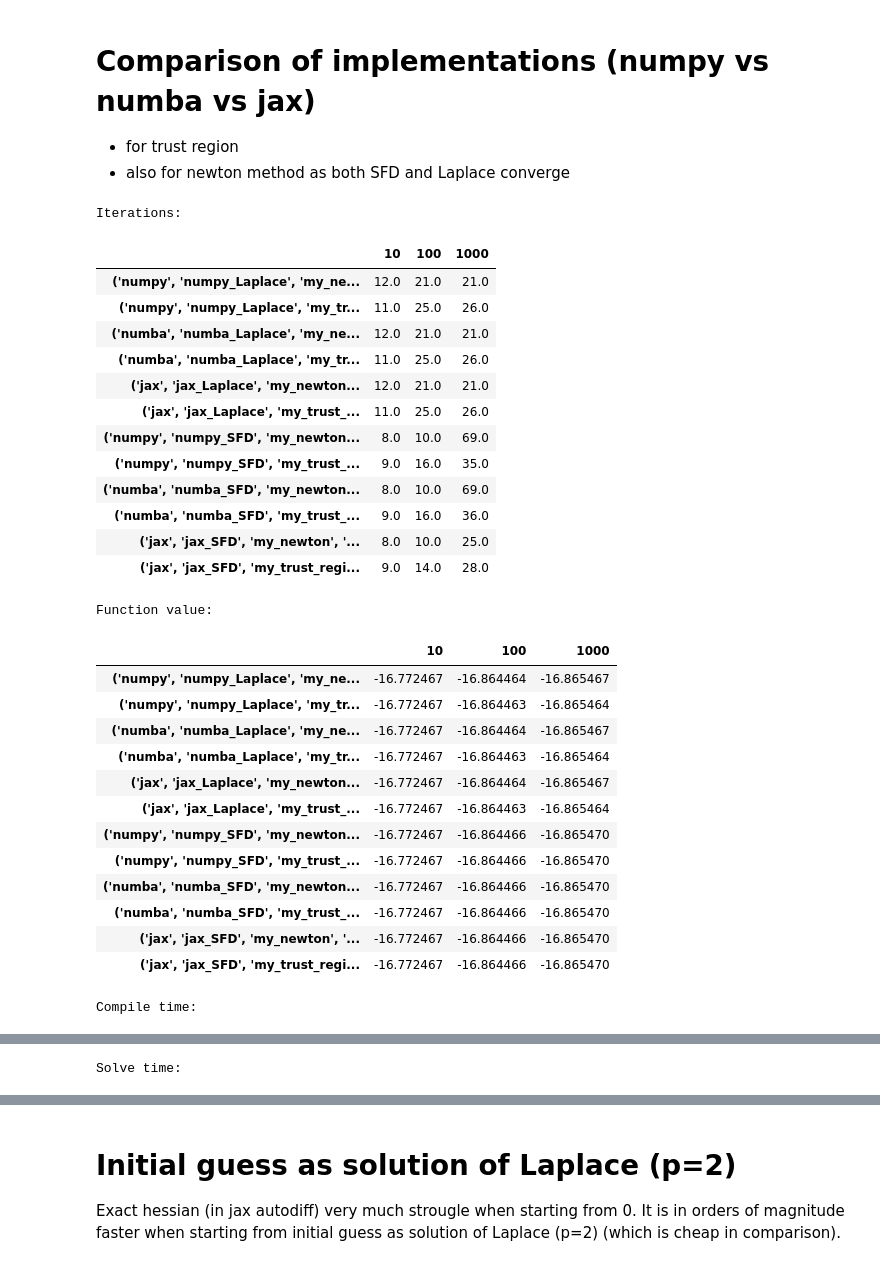
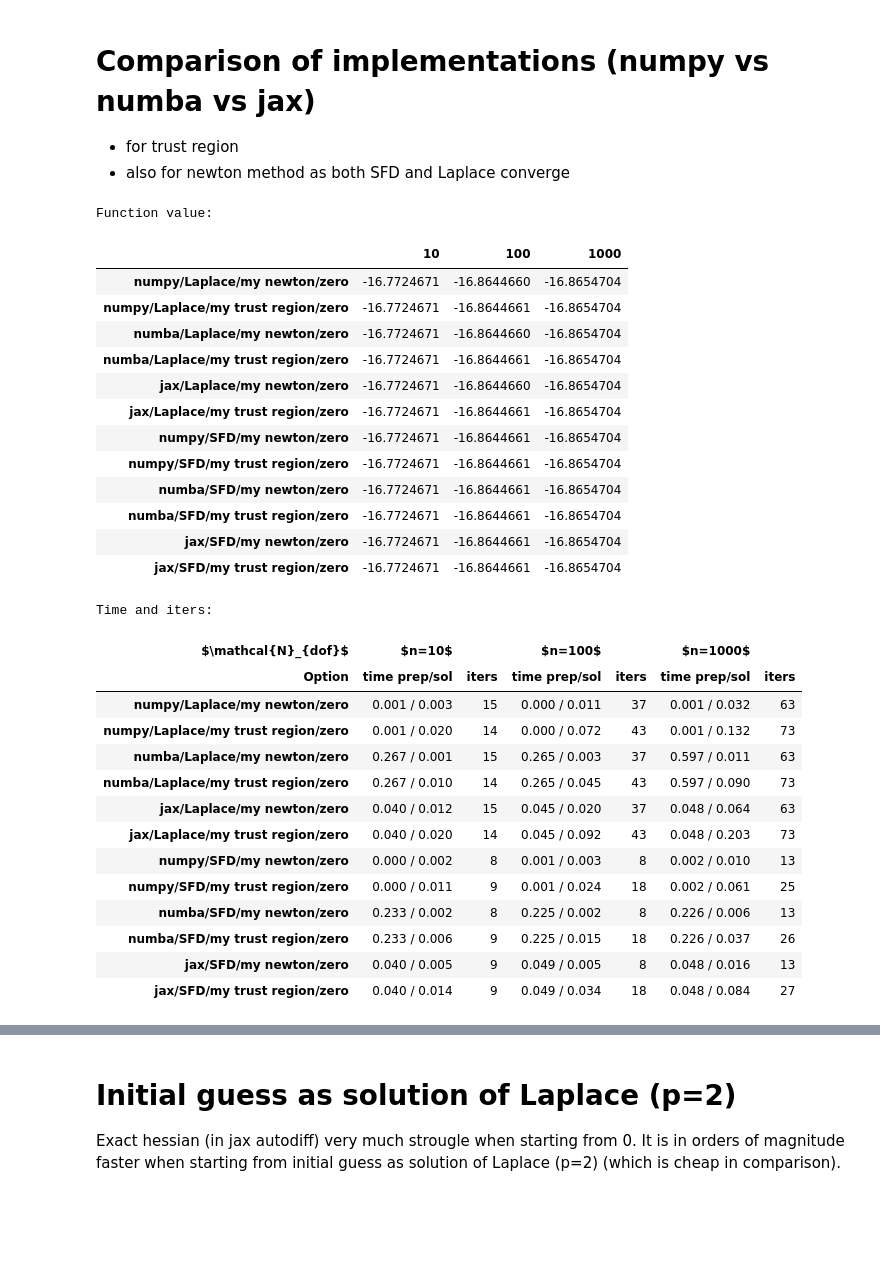
Before and after one commit to Beremi/pLaplace, a Jupyter notebook: run_tests_1D.ipynb, the cells around one changed output, grey strips where cells are left out. Drawn from its saved outputs; the diff is of its cells as text; code cells hidden in the pictures; blank space fills up the shorter version.

```diff
--- a/run_tests_1D.ipynb
+++ b/run_tests_1D.ipynb
@@ -221,70 +176,70 @@ Solve time:
 # %%
 all_solvers = []
 all_solvers.append({"val_grad": "numpy",
-                    "hess": "numpy_Laplace",
+                    "hess": "Laplace",
                     "minimizer": ["my_newton", "my_trust_region"],
                     "initial_guess": "zero",
                     "problem_setting": problem_setting,
                     "sizes": sizes})
 all_solvers.append({"val_grad": "numba",
-                    "hess": "numba_Laplace",
+                    "hess": "Laplace",
                     "minimizer": ["my_newton", "my_trust_region"],
                     "initial_guess": "zero",
                     "problem_setting": problem_setting,
                     "sizes": sizes})
 all_solvers.append({"val_grad": "jax",
-                    "hess": "jax_Laplace",
+                    "hess": "Laplace",
                     "minimizer": ["my_newton", "my_trust_region"],
                     "initial_guess": "zero",
                     "problem_setting": problem_setting,
                     "sizes": sizes})
 all_solvers.append({"val_grad": "numpy",
-                    "hess": "numpy_SFD",
+                    "hess": "SFD",
                     "minimizer": ["my_newton", "my_trust_region"],
                     "initial_guess": "zero",
                     "problem_setting": problem_setting,
                     "sizes": sizes})
 all_solvers.append({"val_grad": "numba",
-                    "hess": "numba_SFD",
+                    "hess": "SFD",
                     "minimizer": ["my_newton", "my_trust_region"],
                     "initial_guess": "zero",
                     "problem_setting": problem_setting,
                     "sizes": sizes})
 all_solvers.append({"val_grad": "jax",
-                    "hess": "jax_SFD",
+                    "hess": "SFD",
                     "minimizer": ["my_newton", "my_trust_region"],
                     "initial_guess": "zero",
                     "problem_setting": problem_setting,
                     "sizes": sizes})
 results = test_runner_1D.test_runner_1D(all_solvers)
-iterations_df, compile_df, f_val_df, solve_df = test_runner_1D.create_tables(results, display_table="Ipython")
+iterations_df, compile_df, f_val_df, solve_df, _, _, _ = test_runner_1D.create_tables(results, display_table="Ipython")
 # %% [output]
-Iterations:
+Function value:
 |  | 10 | 100 | 1000 |
-| ('numpy', 'numpy_Laplace', 'my_ne... | 12.0 | 21.0 | 21.0 |
-| ('numpy', 'numpy_Laplace', 'my_tr... | 11.0 | 25.0 | 26.0 |
-| ('numba', 'numba_Laplace', 'my_ne... | 12.0 | 21.0 | 21.0 |
-| ('numba', 'numba_Laplace', 'my_tr... | 11.0 | 25.0 | 26.0 |
-| ('jax', 'jax_Laplace', 'my_newton... | 12.0 | 21.0 | 21.0 |
-| ('jax', 'jax_Laplace', 'my_trust_... | 11.0 | 25.0 | 26.0 |
-| ('numpy', 'numpy_SFD', 'my_newton... | 8.0 | 10.0 | 69.0 |
-| ('numpy', 'numpy_SFD', 'my_trust_... | 9.0 | 16.0 | 35.0 |
-| ('numba', 'numba_SFD', 'my_newton... | 8.0 | 10.0 | 69.0 |
-| ('numba', 'numba_SFD', 'my_trust_... | 9.0 | 16.0 | 36.0 |
-| ('jax', 'jax_SFD', 'my_newton', '... | 8.0 | 10.0 | 25.0 |
-| ('jax', 'jax_SFD', 'my_trust_regi... | 9.0 | 14.0 | 28.0 |
+| numpy/Laplace/my newton/zero | -16.7724671 | -16.8644660 | -16.8654704 |
+| numpy/Laplace/my trust region/zero | -16.7724671 | -16.8644661 | -16.8654704 |
+| numba/Laplace/my newton/zero | -16.7724671 | -16.8644660 | -16.8654704 |
+| numba/Laplace/my trust region/zero | -16.7724671 | -16.8644661 | -16.8654704 |
+| jax/Laplace/my newton/zero | -16.7724671 | -16.8644660 | -16.8654704 |
+| jax/Laplace/my trust region/zero | -16.7724671 | -16.8644661 | -16.8654704 |
+| numpy/SFD/my newton/zero | -16.7724671 | -16.8644661 | -16.8654704 |
+| numpy/SFD/my trust region/zero | -16.7724671 | -16.8644661 | -16.8654704 |
+| numba/SFD/my newton/zero | -16.7724671 | -16.8644661 | -16.8654704 |
+| numba/SFD/my trust region/zero | -16.7724671 | -16.8644661 | -16.8654704 |
+| jax/SFD/my newton/zero | -16.7724671 | -16.8644661 | -16.8654704 |
+| jax/SFD/my trust region/zero | -16.7724671 | -16.8644661 | -16.8654704 |
-Function value:
+Time and iters:
-|  | 10 | 100 | 1000 |
-| ('numpy', 'numpy_Laplace', 'my_ne... | -16.772467 | -16.864464 | -16.865467 |
-| ('numpy', 'numpy_Laplace', 'my_tr... | -16.772467 | -16.864463 | -16.865464 |
-| ('numba', 'numba_Laplace', 'my_ne... | -16.772467 | -16.864464 | -16.865467 |
-| ('numba', 'numba_Laplace', 'my_tr... | -16.772467 | -16.864463 | -16.865464 |
-| ('jax', 'jax_Laplace', 'my_newton... | -16.772467 | -16.864464 | -16.865467 |
-| ('jax', 'jax_Laplace', 'my_trust_... | -16.772467 | -16.864463 | -16.865464 |
-| ('numpy', 'numpy_SFD', 'my_newton... | -16.772467 | -16.864466 | -16.865470 |
-| ('numpy', 'numpy_SFD', 'my_trust_... | -16.772467 | -16.864466 | -16.865470 |
-| ('numba', 'numba_SFD', 'my_newton... | -16.772467 | -16.864466 | -16.865470 |
-| ('numba', 'numba_SFD', 'my_trust_... | -16.772467 | -16.864466 | -16.865470 |
-| ('jax', 'jax_SFD', 'my_newton', '... | -16.772467 | -16.864466 | -16.865470 |
-| ('jax', 'jax_SFD', 'my_trust_regi... | -16.772467 | -16.864466 | -16.865470 |
+| $\mathcal{N}_{dof}$ | $n=10$ |  | $n=100$ |  | $n=1000$ |  |
+| Option | time prep/sol | iters | time prep/sol | iters | time prep/sol | iters |
+| numpy/Laplace/my newton/zero | 0.001 / 0.003 | 15 | 0.000 / 0.011 | 37 | 0.001 / 0.032 | 63 |
+| numpy/Laplace/my trust region/zero | 0.001 / 0.020 | 14 | 0.000 / 0.072 | 43 | 0.001 / 0.132 | 73 |
+| numba/Laplace/my newton/zero | 0.267 / 0.001 | 15 | 0.265 / 0.003 | 37 | 0.597 / 0.011 | 63 |
+| numba/Laplace/my trust region/zero | 0.267 / 0.010 | 14 | 0.265 / 0.045 | 43 | 0.597 / 0.090 | 73 |
+| jax/Laplace/my newton/zero | 0.040 / 0.012 | 15 | 0.045 / 0.020 | 37 | 0.048 / 0.064 | 63 |
+| jax/Laplace/my trust region/zero | 0.040 / 0.020 | 14 | 0.045 / 0.092 | 43 | 0.048 / 0.203 | 73 |
+| numpy/SFD/my newton/zero | 0.000 / 0.002 | 8 | 0.001 / 0.003 | 8 | 0.002 / 0.010 | 13 |
+| numpy/SFD/my trust region/zero | 0.000 / 0.011 | 9 | 0.001 / 0.024 | 18 | 0.002 / 0.061 | 25 |
+| numba/SFD/my newton/zero | 0.233 / 0.002 | 8 | 0.225 / 0.002 | 8 | 0.226 / 0.006 | 13 |
+| numba/SFD/my trust region/zero | 0.233 / 0.006 | 9 | 0.225 / 0.015 | 18 | 0.226 / 0.037 | 26 |
+| jax/SFD/my newton/zero | 0.040 / 0.005 | 9 | 0.049 / 0.005 | 8 | 0.048 / 0.016 | 13 |
+| jax/SFD/my trust region/zero | 0.040 / 0.014 | 9 | 0.049 / 0.034 | 18 | 0.048 / 0.084 | 27 |
-Compile time:
@@ -304 +245,0 @@ Compile time:
-Solve time:
```
Also changed, not shown: parts of 7 cells of this notebook, 41 other files.
